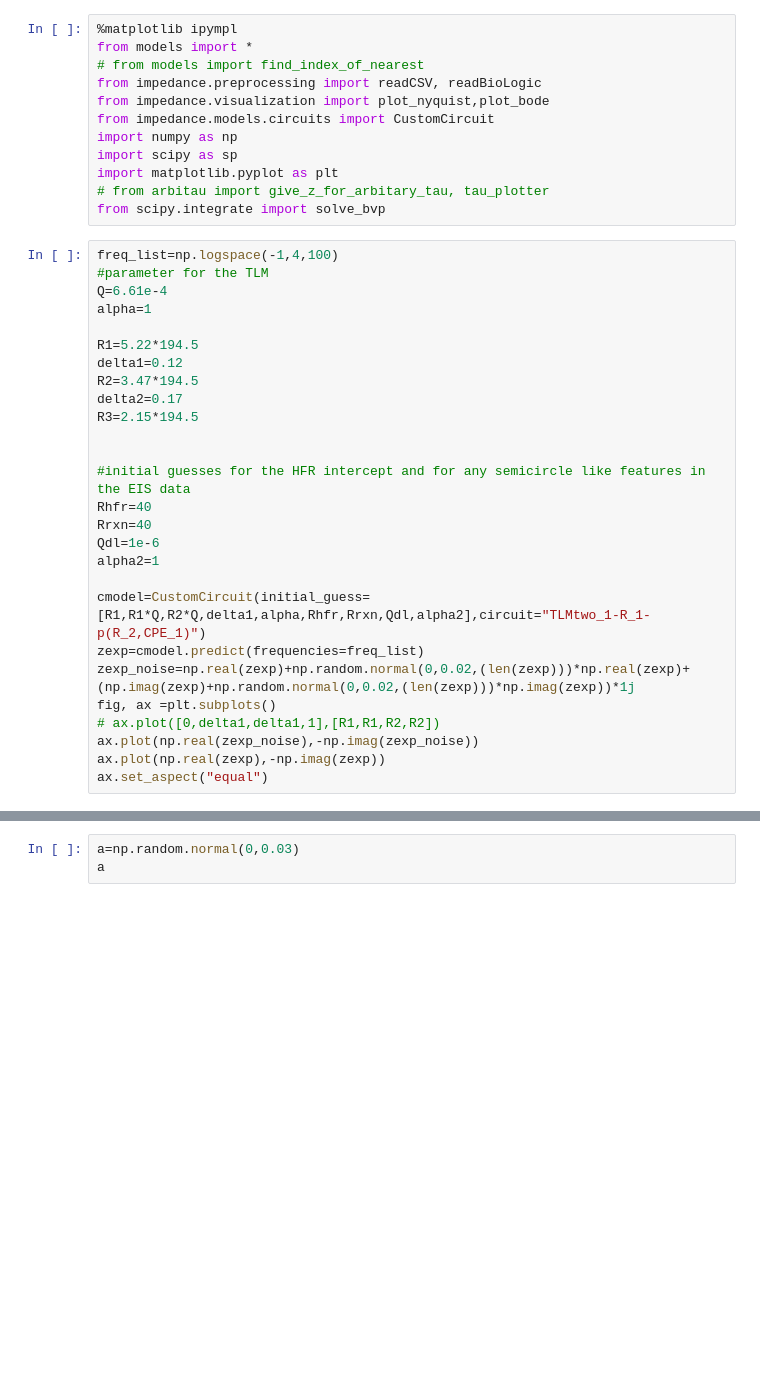
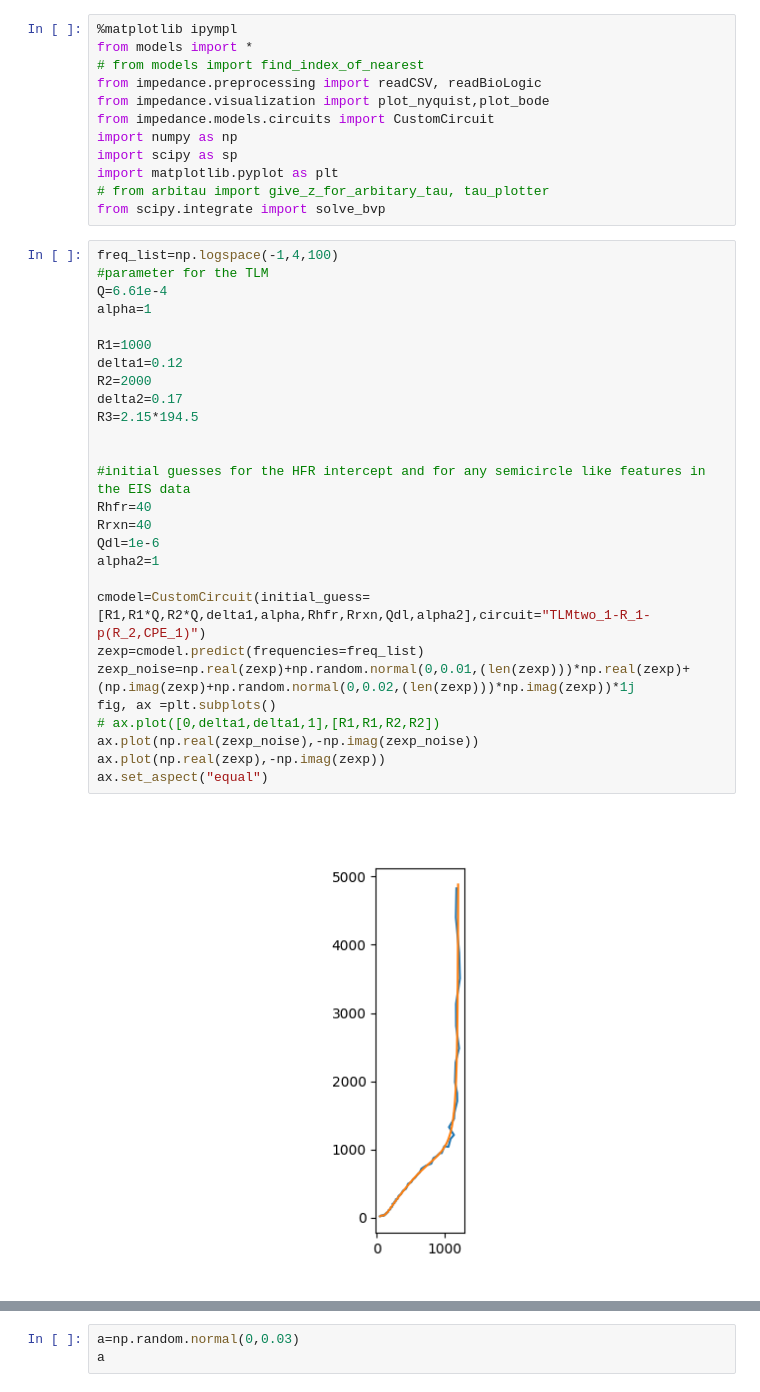
Before and after one commit to Yugal0/fitting-final, a Jupyter notebook: Noise added/2step.ipynb, the cells around one changed output, grey strips where cells are left out. Cells and saved outputs as stored; diff of their text form; blank space fills up the shorter version.

```diff
--- a/Noise added/2step.ipynb
+++ b/Noise added/2step.ipynb
@@ -13,30 +13,32 @@ from scipy.integrate import solve_bvp
 # %%
 freq_list=np.logspace(-1,4,100)
 #parameter for the TLM
 Q=6.61e-4
 alpha=1
 
-R1=5.22*194.5
+R1=1000
 delta1=0.12
-R2=3.47*194.5
+R2=2000
 delta2=0.17
 R3=2.15*194.5
 
 
 #initial guesses for the HFR intercept and for any semicircle like features in the EIS data
 Rhfr=40
 Rrxn=40
 Qdl=1e-6
 alpha2=1
 
 cmodel=CustomCircuit(initial_guess=[R1,R1*Q,R2*Q,delta1,alpha,Rhfr,Rrxn,Qdl,alpha2],circuit="TLMtwo_1-R_1-p(R_2,CPE_1)")
 zexp=cmodel.predict(frequencies=freq_list)
-zexp_noise=np.real(zexp)+np.random.normal(0,0.02,(len(zexp)))*np.real(zexp)+(np.imag(zexp)+np.random.normal(0,0.02,(len(zexp)))*np.imag(zexp))*1j
+zexp_noise=np.real(zexp)+np.random.normal(0,0.01,(len(zexp)))*np.real(zexp)+(np.imag(zexp)+np.random.normal(0,0.02,(len(zexp)))*np.imag(zexp))*1j
 fig, ax =plt.subplots()
 # ax.plot([0,delta1,delta1,1],[R1,R1,R2,R2])
 ax.plot(np.real(zexp_noise),-np.imag(zexp_noise))
 ax.plot(np.real(zexp),-np.imag(zexp))
 ax.set_aspect("equal")
+# %% [output]
+[figure, added]
 # %%
 #initial guesses for the TLM
 #Double layer Capacitance inside porous electrode
```
Also changed, not shown: parts of 4 cells of this notebook.
